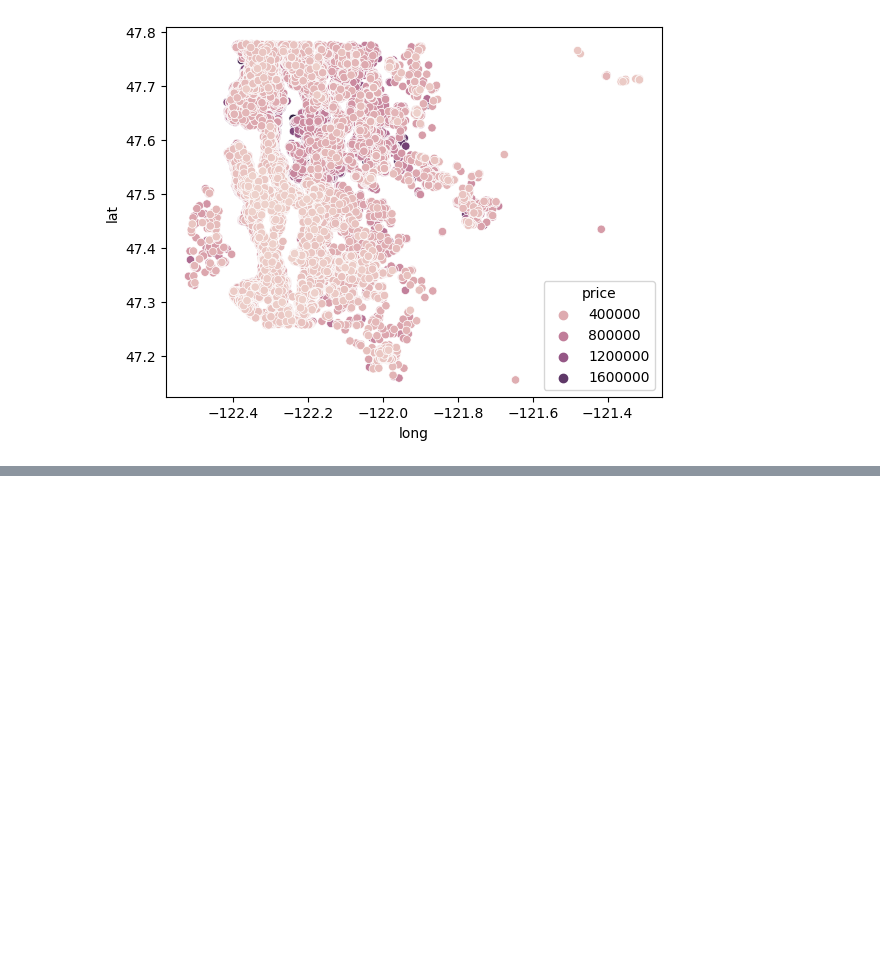
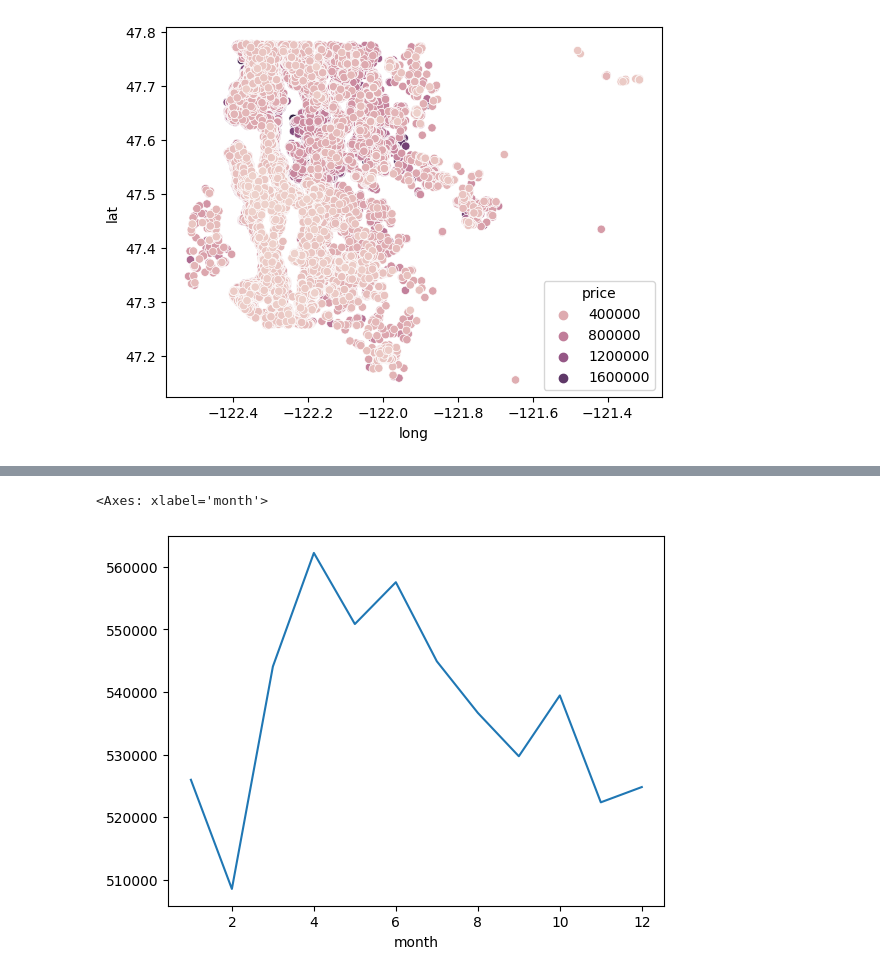
Before and after one commit to Alton1998/data-science-full-work, a Jupyter notebook: Keras Regression.ipynb, the cells around one changed output, grey strips where cells are left out. Saved outputs shown, nothing was run; the diff lists cells and outputs as text; code cells hidden in the pictures; blank space fills up the shorter version.

```diff
--- a/Keras Regression.ipynb
+++ b/Keras Regression.ipynb
@@ -176,0 +212,5 @@ sns.bp
+# %%
+df.groupby('month').mean()['price'].plot()
+# %% [output]
+<Axes: xlabel='month'>
+[figure, added]
```
Also changed, not shown: parts of 36 cells of this notebook.
